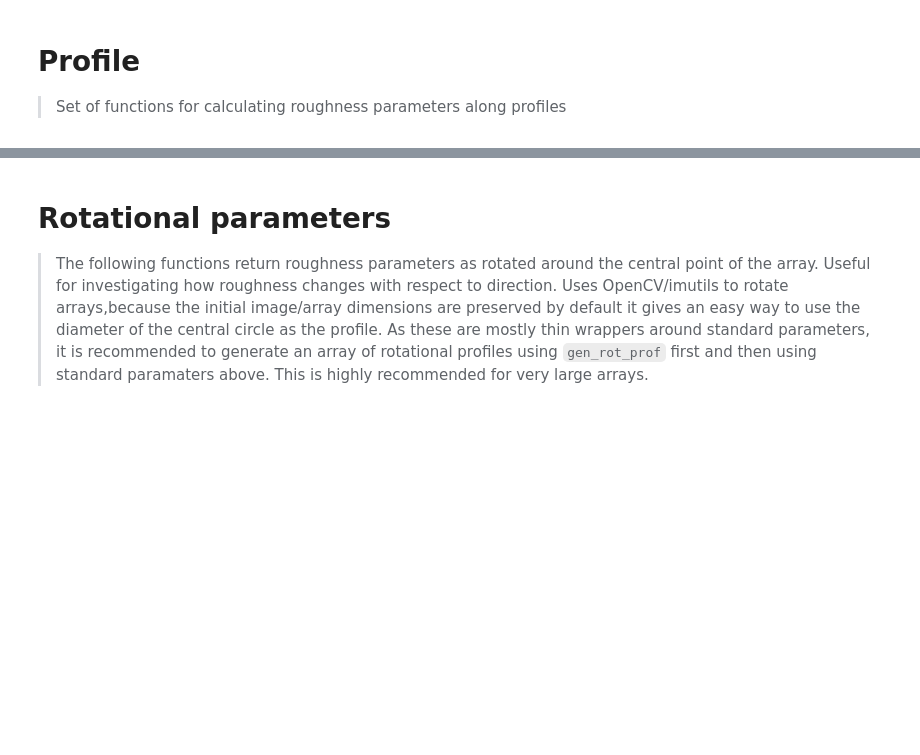
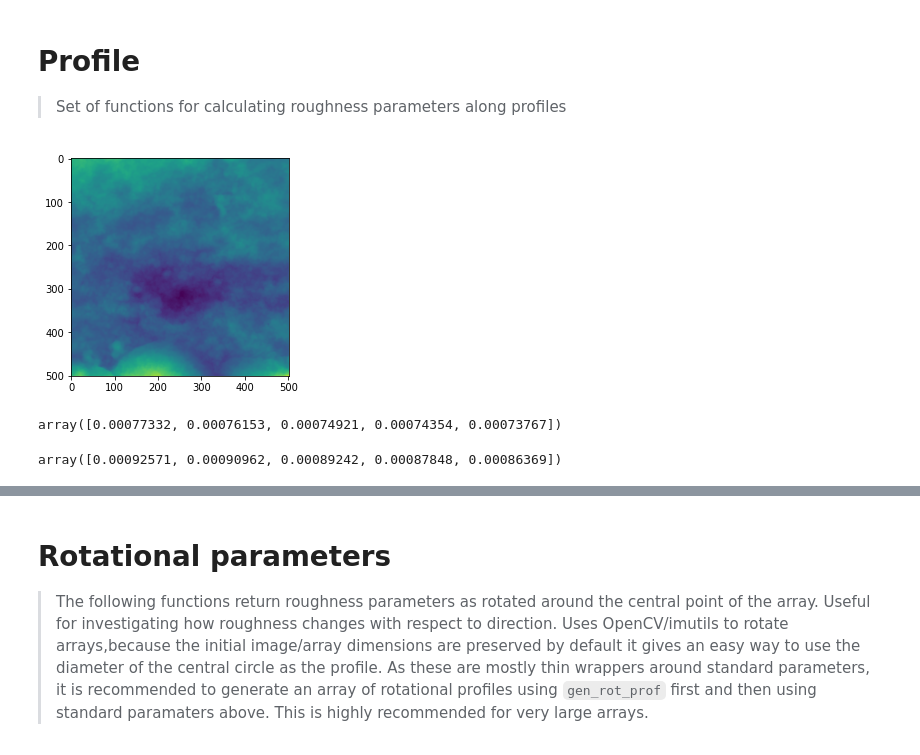
Before and after one commit to kpjmcg/rough, a Jupyter notebook: 01_profile.ipynb, the cells around one changed output, grey strips where cells are left out. Cells and saved outputs as stored; diff of their text form; code cells hidden in the pictures; blank space fills up the shorter version.

```diff
--- a/01_profile.ipynb
+++ b/01_profile.ipynb
@@ -17,4 +20,11 @@ from scipy.stats import skew, kurtosis
 from rough.data import *
+# %%
+image = np.loadtxt('BYGS008_top_segment_500samp_10cm_interp089.txt')
+# %%
+plt.imshow(image)
+plt.show()
+# %% [output]
+[figure, added]
 # %%
 #| export
 def Ra(im, #Numpy array or arraylike
@@ -27,6 +37,10 @@ def Ra(im, #Numpy array or arraylike
     if norm:
         im = im - np.mean(im, axis = axis, keepdims = True)
     return np.mean(np.absolute(im), axis = axis)
+# %%
+Ra(image)[:5]
+# %% [output]
+array([0.00077332, 0.00076153, 0.00074921, 0.00074354, 0.00073767])
 # %%
 #| export
 def Rms(im, #Numpy array or array like
@@ -39,5 +53,9 @@ def Rms(im, #Numpy array or array like
     if norm:
         im = im - np.mean(im, axis = axis, keepdims = True)
     return np.sqrt(np.mean(np.square(im), axis = axis))
+# %%
+Rms(image)[:5]
+# %% [output]
+array([0.00092571, 0.00090962, 0.00089242, 0.00087848, 0.00086369])
 # %%
 #| export
```
Also changed, not shown: parts of 7 cells of this notebook, 8 other files.
